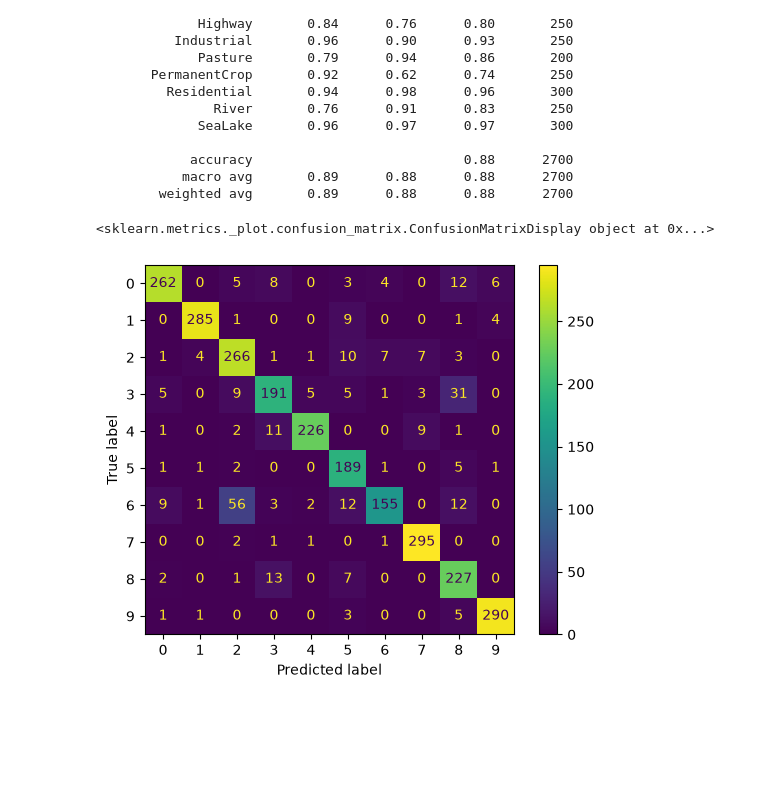
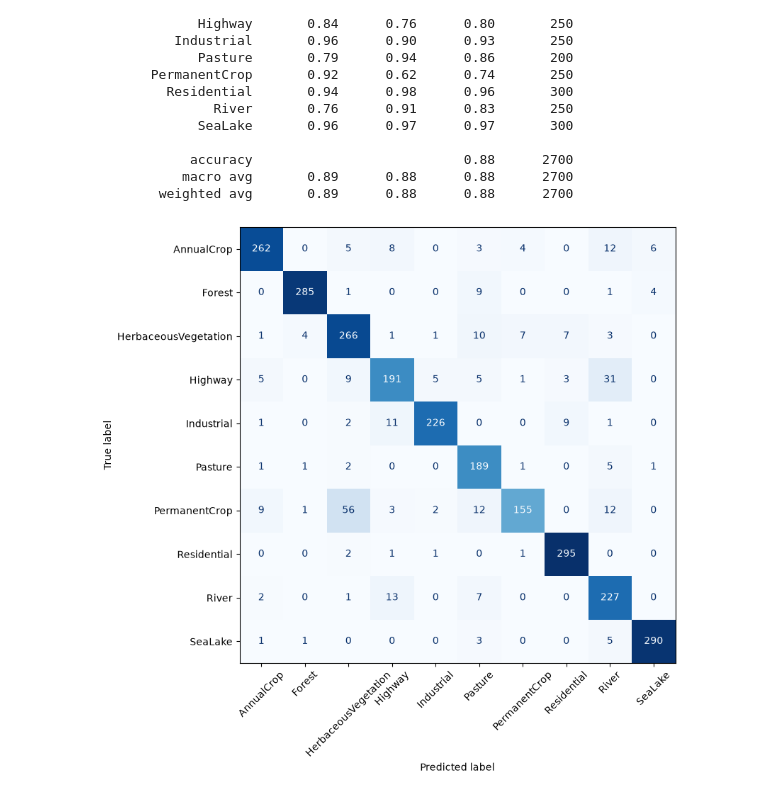
Before and after one commit to Kasssio/TD6-TP3, a Jupyter notebook: model.ipynb, the cells around one changed output. Saved outputs shown, nothing was run; the diff lists cells and outputs as text; code cells hidden in the pictures; blank space fills up the shorter version.

```diff
--- a/model.ipynb
+++ b/model.ipynb
@@ -339,7 +339,11 @@ HerbaceousVegetation       0.77      0.89      0.83       300
            macro avg       0.89      0.88      0.88      2700
         weighted avg       0.89      0.88      0.88      2700
 # %%
-print(ConfusionMatrixDisplay.from_predictions(y_true, y_pred))
+fig, ax = plt.subplots(figsize=(9, 8))
+ConfusionMatrixDisplay.from_predictions(y_true, y_pred, display_labels=clases,
+                                        xticks_rotation=45, cmap="Blues", colorbar=False, ax=ax)
+fig.tight_layout()
+fig.savefig("matriz_confusion.png", dpi=150)
+plt.show()
 # %% [output]
-<sklearn.metrics._plot.confusion_matrix.ConfusionMatrixDisplay object at 0x...>
-[figure, old version]
+[figure, new version]
```
Also changed, not shown: parts of 5 cells of this notebook, 4 other files.
